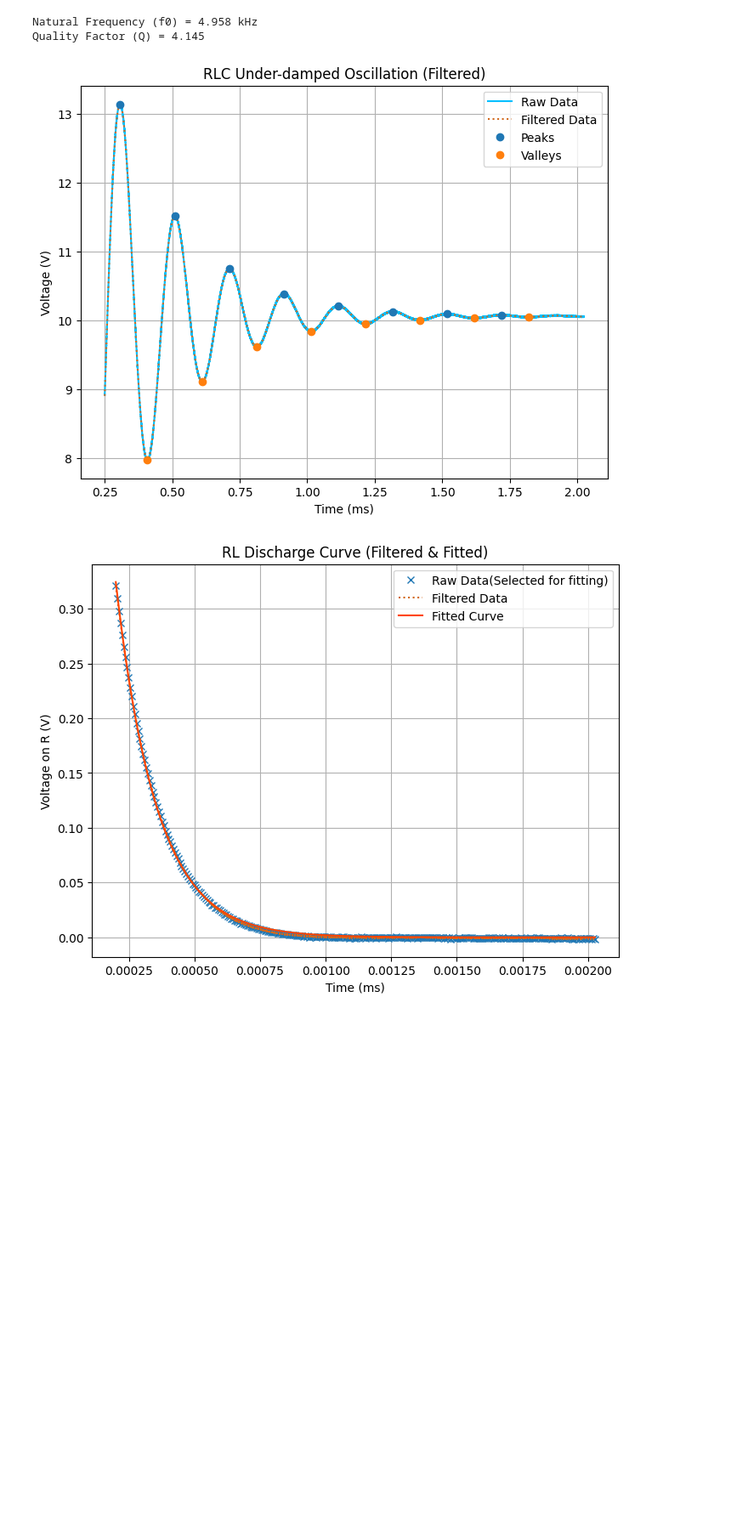
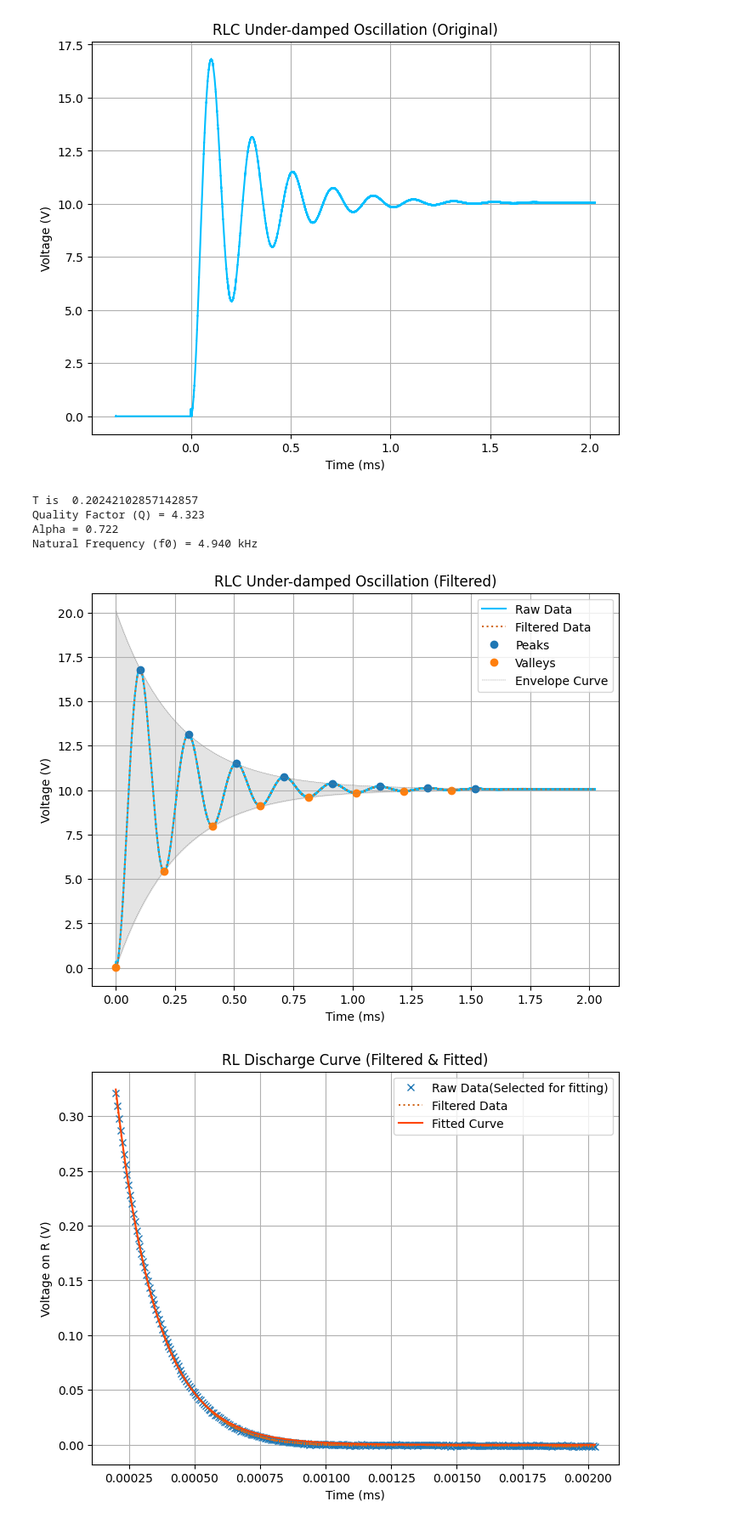
Before and after one commit to LantoZheng/Code, a Jupyter notebook: Experiments/Fundamental_physics/RLC_mom/DATA/data.ipynb, the cells around one changed output. Shown at 85% size. Drawn from its saved outputs; the diff is of its cells as text; code cells hidden in the pictures; blank space fills up the shorter version.

```diff
--- a/Experiments/Fundamental_physics/RLC_mom/DATA/data.ipynb
+++ b/Experiments/Fundamental_physics/RLC_mom/DATA/data.ipynb
@@ -53,21 +62,28 @@ Time Constant (tau) = 0.068 ms,theory=0.06ms
 # %%
-#C=0.1uf,L=10mH,R_gen=50ohm,R=1ohm
+#C=0.1uf,L=10mH,R_gen=50ohm,R=15ohm
 #U = U_C
 import numpy as np
 import pandas as pd
 import matplotlib.pyplot as plt
 from scipy.optimize import curve_fit
 from scipy.signal import savgol_filter, find_peaks
-
 # 读取CSV文件
-data = pd.read_csv('RLC.csv')
-data = data[data['in s'] > 0.00025]
+original_data = pd.read_csv('RLC.csv')
+data = original_data[original_data['in s'] > 0]
 # 提取时间和电压数据
-time =1000 * data['in s'].values
+time = 1000*data['in s'].values
 voltage = data['C1 in V'].values
+plt.figure(figsize=(8, 6))
+plt.plot(1000*original_data['in s'].values,original_data['C1 in V'].values, '-',color = 'deepskyblue')
+plt.xlabel('Time (ms)')
+plt.ylabel('Voltage (V)')
+plt.title('RLC Under-damped Oscillation (Original)')
+plt.grid(True)
+plt.show()
 
 # 使用Savitzky-Golay滤波器平滑数据
 filtered_voltage = savgol_filter(voltage, window_length=3000, polyorder=3)
+
 
 # 找到滤波后数据的峰值和谷值
 n=8
@@ -78,47 +94,68 @@ valleys = valleys[0:n]
 
 # 计算相邻峰值之间的时间差
 peak_times = time[peaks]
+valley_times = time[valleys]
 periods = np.diff(peak_times)
 avg_period = np.mean(periods)
-
+print('T is ',avg_period)
 # 计算固有频率
 f0 = 1 / avg_period
 
-# 计算相邻峰-谷值的幅度差
+# 计算峰谷值的幅度
 peak_values = filtered_voltage[peaks]
 valley_values = filtered_voltage[valleys]
-amplitudes = peak_values[:len(valley_values)] - valley_values
-
+peak_amplitudes = peak_values - voltage[-1]
+valley_amplitudes =  voltage[-1] - valley_values
+amplitudes = np.concatenate([peak_amplitudes, valley_amplitudes])
+amp_time = np.concatenate([peak_times, time[valleys]])
 # 拟合幅度差的指数衰减
-def exp_decay(x, a, alpha):
-    return a * np.exp(-alpha * x)
+def exp_decay(x, a, alpha,c):
+    return a * np.exp(-alpha * x) + c
 
 xdata = np.arange(len(amplitudes))
-popt, pcov = curve_fit(exp_decay, xdata, amplitudes)
-a, alpha = popt
+popt, pcov = curve_fit(exp_decay, amp_time, amplitudes)
+a, alpha, C = popt
+
+
 
 # 计算品质因数
-Q = np.pi / alpha
+# 计算相邻峰值之间的振幅衰减比
+#print(exp_decay(peak_times[:-1],a,alpha,C))
+#print(exp_decay(peak_times[1:],a,alpha,C))
+amplitude_ratios = exp_decay(peak_times[:-1],a,alpha,C) / exp_decay(peak_times[1:],a,alpha,C)
+an = np.log(np.mean(amplitude_ratios))
+# 计算每个振幅衰减比对应的Q值
+Q_values = np.sqrt(np.pi**2 / an**2 -1/4)
 
+
+
+print(f"Quality Factor (Q) = {Q_values:.3f}")
+print(f'Alpha = {an:.3f}')
 print(f"Natural Frequency (f0) = {f0:.3f} kHz")
-print(f"Quality Factor (Q) = {Q:.3f}")
+
 
 # 绘制滤波后的数据图
 plt.figure(figsize=(8, 6))
 plt.plot(time, voltage, '-', label='Raw Data',color = 'deepskyblue')
 plt.plot(time, filtered_voltage, ':',color = 'chocolate' , label='Filtered Data')
 plt.plot(time[peaks], filtered_voltage[peaks], "o",label='Peaks')
 plt.plot(time[valleys], filtered_voltage[valleys], "o",label='Valleys')
+plt.plot(time, exp_decay(time, a, alpha, C)+voltage[-1], '--',color = 'gray',linewidth = 0.3, label='Envelope Curve')
+plt.plot(time, - exp_decay(time, a, alpha, C)+voltage[-1], '--',color = 'gray',linewidth = 0.3)
+plt.fill_between(time, exp_decay(time, a, alpha, C)+voltage[-1],- exp_decay(time, a, alpha, C)+voltage[-1],color = 'lightgray',alpha=0.6)
 plt.xlabel('Time (ms)')
 plt.ylabel('Voltage (V)')
 plt.title('RLC Under-damped Oscillation (Filtered)')
 plt.legend()
 plt.grid(True)
 plt.show()
 # %% [output]
+[figure, new version]
-Natural Frequency (f0) = 4.958 kHz
-Quality Factor (Q) = 4.145
+T is  0.20242102857142857
+Quality Factor (Q) = 4.323
+Alpha = 0.722
+Natural Frequency (f0) = 4.940 kHz
-[figure, old version]
+[figure, added]
 # %%
 #R=10ohm,L=10mH,R_L=13.8ohm,R_gen=50ohm
 #U = U_R
```
Also changed, not shown: parts of 2 cells of this notebook, 9 other files.
